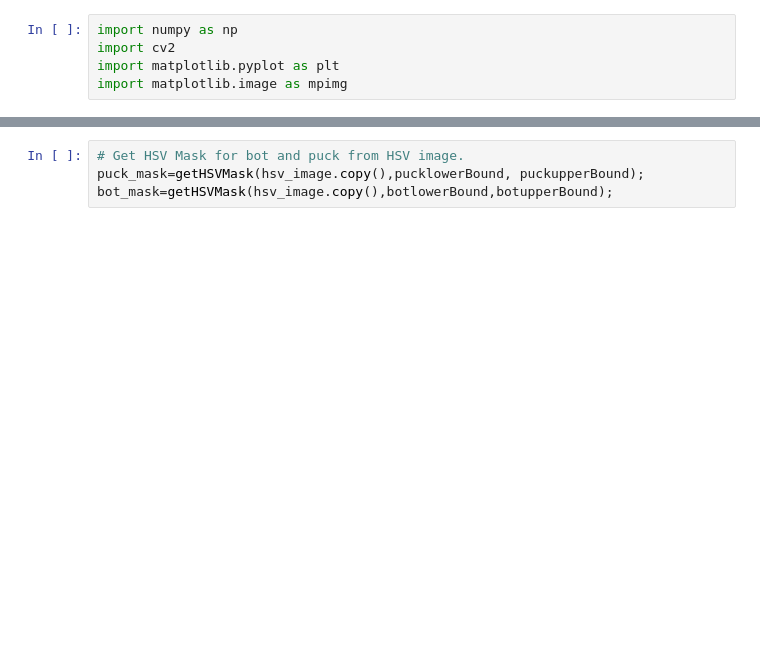
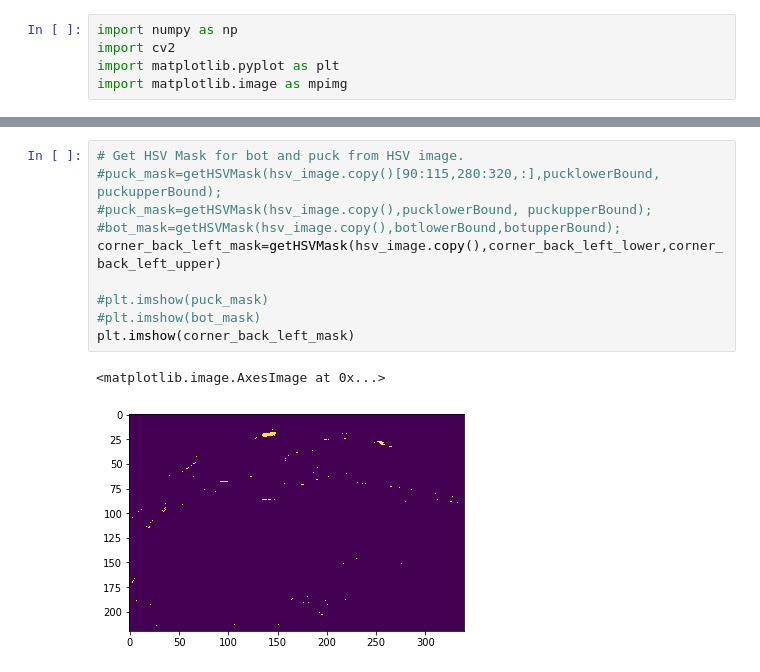
Before and after one commit to Positronic-IO/air-hockey, a Jupyter notebook: notebooks/ahr_detection.ipynb, the cells around one changed output, grey strips where cells are left out. Saved outputs shown, nothing was run; the diff lists cells and outputs as text; blank space fills up the shorter version.

```diff
--- a/notebooks/ahr_detection.ipynb
+++ b/notebooks/ahr_detection.ipynb
@@ -99,4 +135,13 @@ plt.imshow(hsv_image)
 # %%
 # Get HSV Mask for bot and puck from HSV image.
-puck_mask=getHSVMask(hsv_image.copy(),pucklowerBound, puckupperBound);
-bot_mask=getHSVMask(hsv_image.copy(),botlowerBound,botupperBound);
+#puck_mask=getHSVMask(hsv_image.copy()[90:115,280:320,:],pucklowerBound, puckupperBound);
+#puck_mask=getHSVMask(hsv_image.copy(),pucklowerBound, puckupperBound);
+#bot_mask=getHSVMask(hsv_image.copy(),botlowerBound,botupperBound);
+corner_back_left_mask=getHSVMask(hsv_image.copy(),corner_back_left_lower,corner_back_left_upper)
+
+#plt.imshow(puck_mask)
+#plt.imshow(bot_mask)
+plt.imshow(corner_back_left_mask)
+# %% [output]
+<matplotlib.image.AxesImage at 0x...>
+[figure, added]
```
Also changed, not shown: parts of 21 cells of this notebook, 8 other files.
